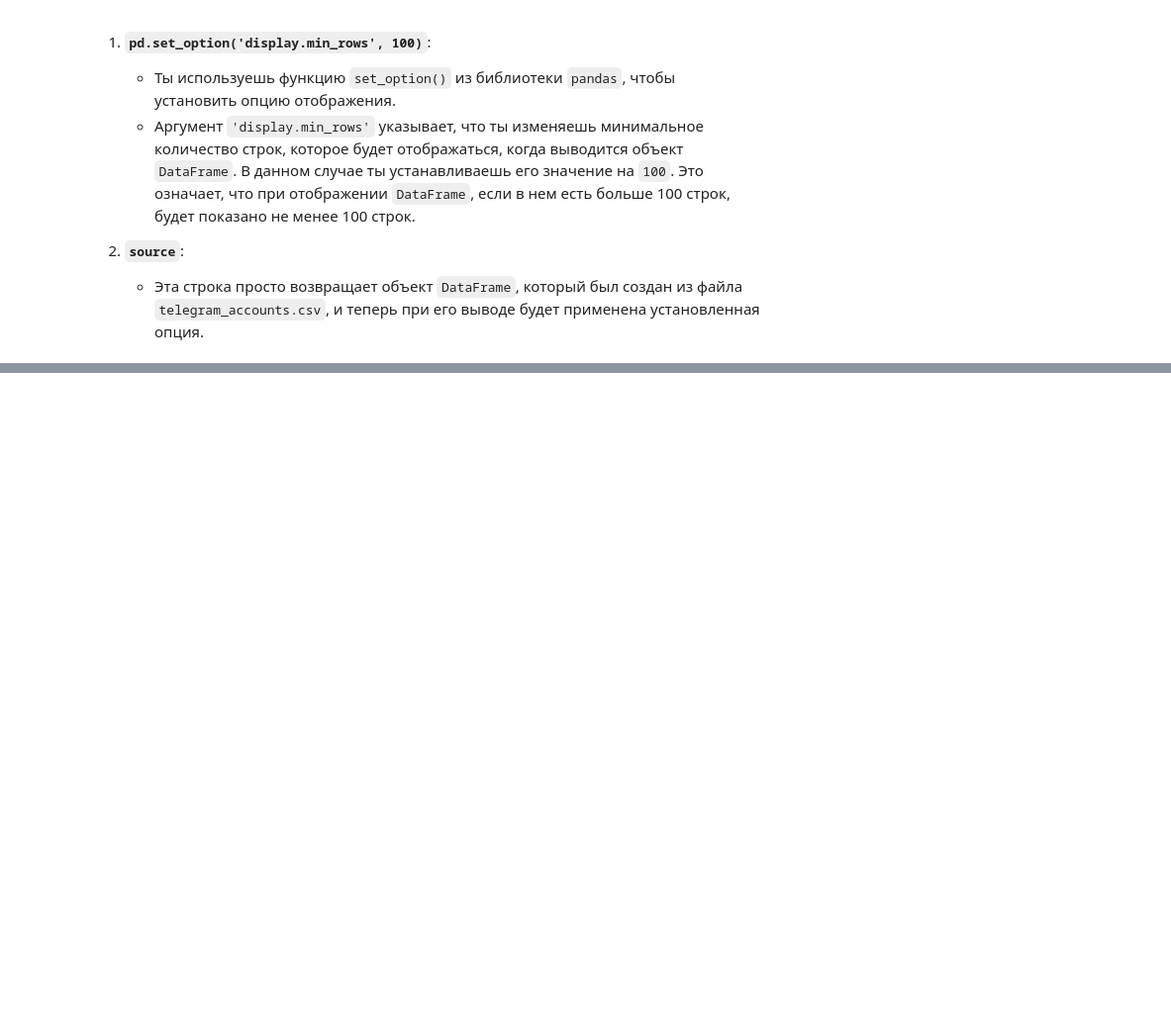
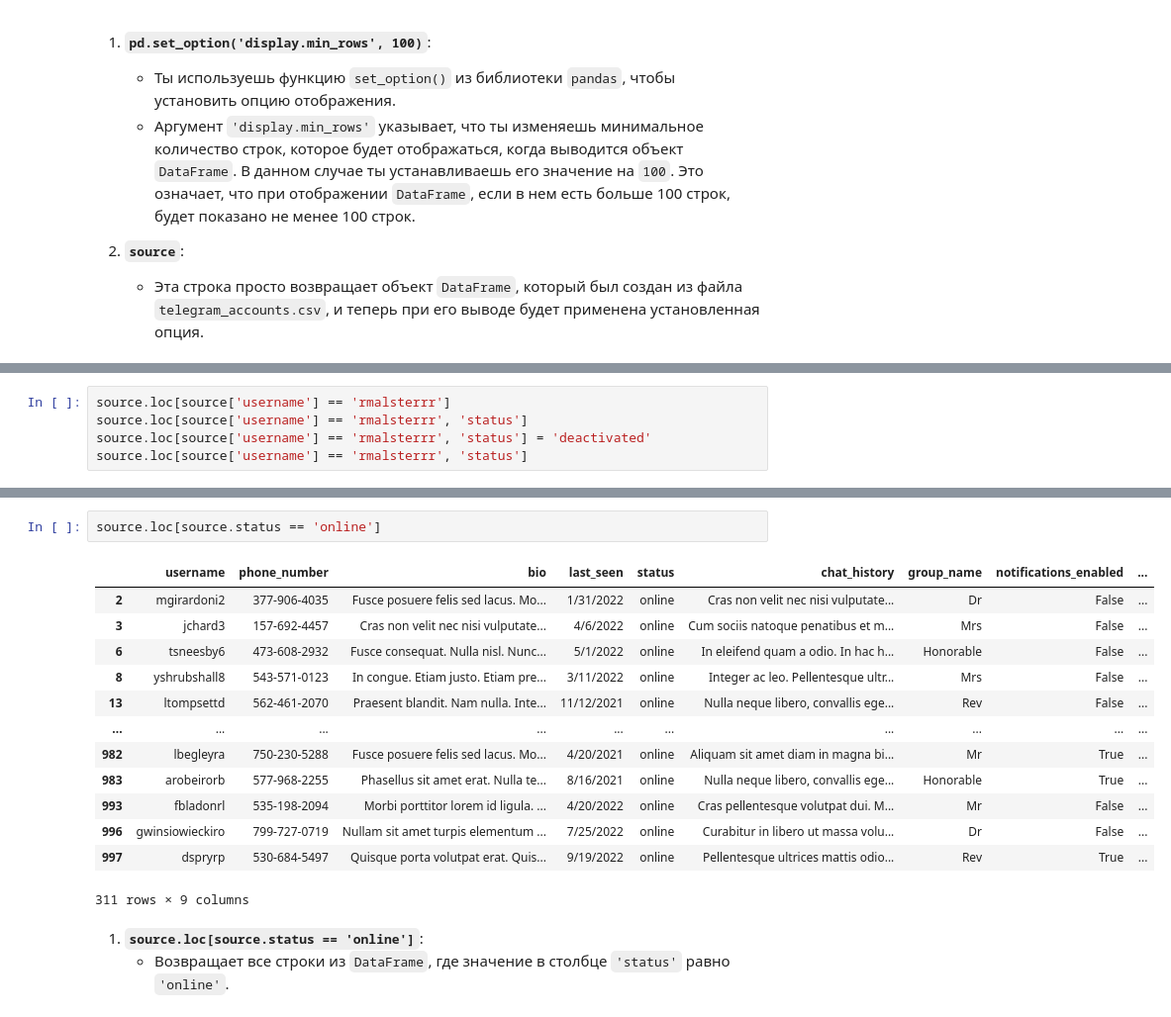
Before and after one commit to marse11e/Data-Science-Exploration, a Jupyter notebook: practice/practice/p_pandas.ipynb, the cells around one changed output, grey strips where cells are left out. Shown at 99% size. Saved outputs shown, nothing was run; the diff lists cells and outputs as text; blank space fills up the shorter version.

```diff
--- a/practice/practice/p_pandas.ipynb
+++ b/practice/practice/p_pandas.ipynb
@@ -446,0 +545,5 @@ source
+# %%
+source.loc[source['username'] == 'rmalsterrr']
+source.loc[source['username'] == 'rmalsterrr', 'status']
+source.loc[source['username'] == 'rmalsterrr', 'status'] = 'deactivated'
+source.loc[source['username'] == 'rmalsterrr', 'status']
@@ -446,0 +565,20 @@ source
+# %%
+source.loc[source.status == 'online']
+# %% [output]
+|  | username | phone_number | bio | last_seen | status | chat_history | group_name | notifications_enabled | ... |
+| 2 | mgirardoni2 | 377-906-4035 | Fusce posuere felis sed lacus. Mo... | 1/31/2022 | online | Cras non velit nec nisi vulputate... | Dr | False | ... |
+| 3 | jchard3 | 157-692-4457 | Cras non velit nec nisi vulputate... | 4/6/2022 | online | Cum sociis natoque penatibus et m... | Mrs | False | ... |
+| 6 | tsneesby6 | 473-608-2932 | Fusce consequat. Nulla nisl. Nunc... | 5/1/2022 | online | In eleifend quam a odio. In hac h... | Honorable | False | ... |
+| 8 | yshrubshall8 | 543-571-0123 | In congue. Etiam justo. Etiam pre... | 3/11/2022 | online | Integer ac leo. Pellentesque ultr... | Mrs | False | ... |
+| 13 | ltompsettd | 562-461-2070 | Praesent blandit. Nam nulla. Inte... | 11/12/2021 | online | Nulla neque libero, convallis ege... | Rev | False | ... |
+| ... | ... | ... | ... | ... | ... | ... | ... | ... | ... |
+| 982 | lbegleyra | 750-230-5288 | Fusce posuere felis sed lacus. Mo... | 4/20/2021 | online | Aliquam sit amet diam in magna bi... | Mr | True | ... |
+| 983 | arobeirorb | 577-968-2255 | Phasellus sit amet erat. Nulla te... | 8/16/2021 | online | Nulla neque libero, convallis ege... | Honorable | True | ... |
+| 993 | fbladonrl | 535-198-2094 | Morbi porttitor lorem id ligula. ... | 4/20/2022 | online | Cras pellentesque volutpat dui. M... | Mr | False | ... |
+| 996 | gwinsiowieckiro | 799-727-0719 | Nullam sit amet turpis elementum ... | 7/25/2022 | online | Curabitur in libero ut massa volu... | Dr | False | ... |
+| 997 | dspryrp | 530-684-5497 | Quisque porta volutpat erat. Quis... | 9/19/2022 | online | Pellentesque ultrices mattis odio... | Rev | True | ... |
+311 rows × 9 columns
+# %% [markdown]
+
+1. **`source.loc[source.status == 'online']`**:
+    - Возвращает все строки из `DataFrame`, где значение в столбце `'status'` равно `'online'`.
```
Also changed, not shown: parts of 10 cells of this notebook.
